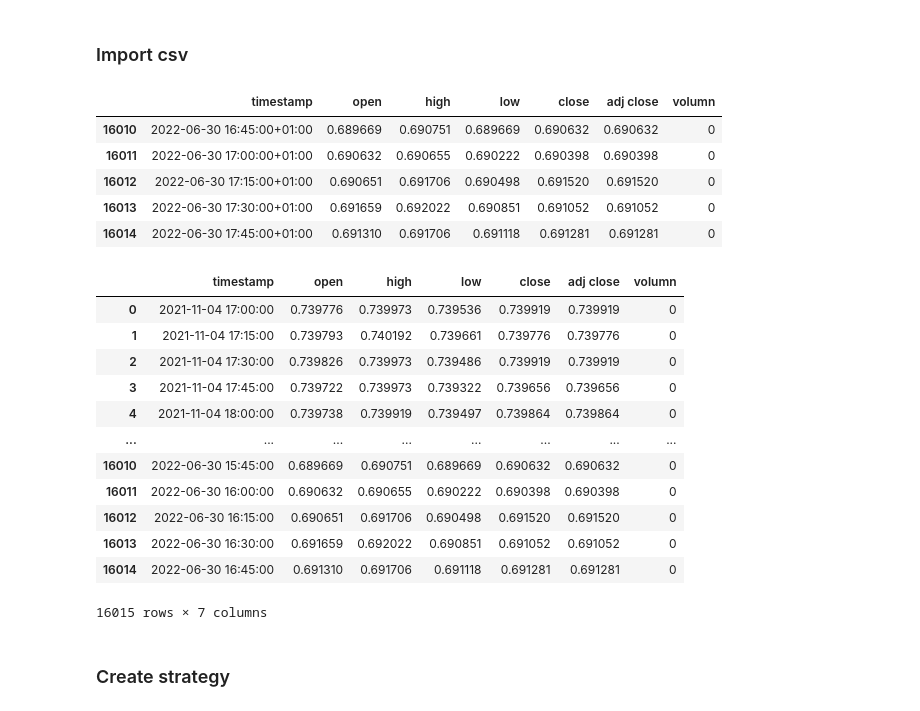
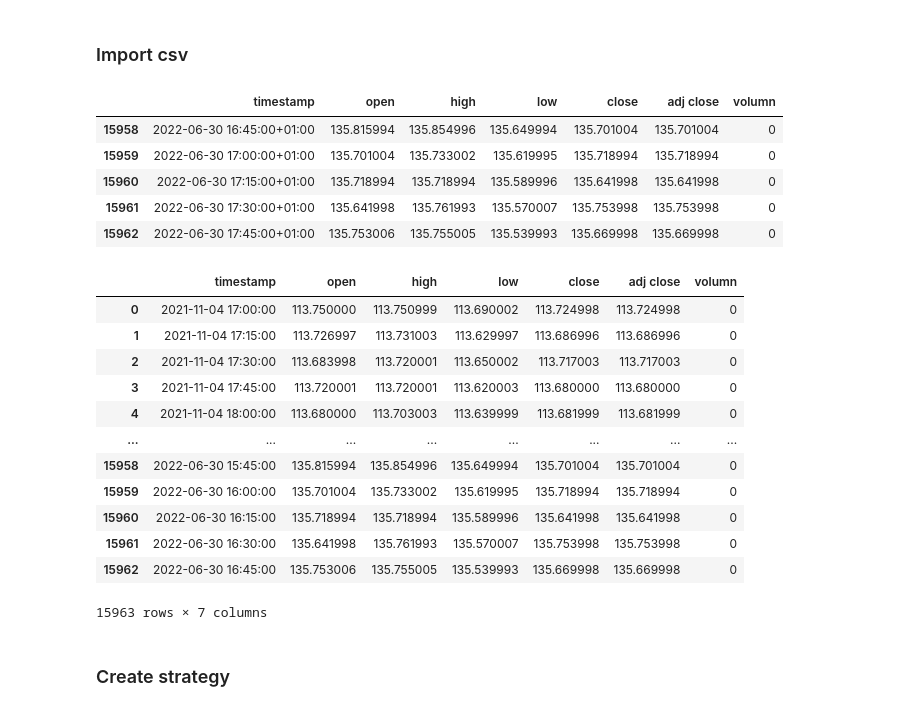
Before and after one commit to phongyanon/PythonInvestment, a Jupyter notebook: MyStrategy/Williams%R.ipynb, the cells around one changed output. Saved outputs shown, nothing was run; the diff lists cells and outputs as text; code cells hidden in the pictures.

```diff
--- a/MyStrategy/Williams%R.ipynb
+++ b/MyStrategy/Williams%R.ipynb
@@ -12,33 +12,33 @@ import mplfinance as mpf
 # %% [markdown]
 ### Import csv
 # %%
-data = pd.read_csv('AUDUSD_15m.csv')
+data = pd.read_csv('USDJPY_15m.csv')
 data.tail()
 # %% [output]
 |  | timestamp | open | high | low | close | adj close | volumn |
-| 16010 | 2022-06-30 16:45:00+01:00 | 0.689669 | 0.690751 | 0.689669 | 0.690632 | 0.690632 | 0 |
-| 16011 | 2022-06-30 17:00:00+01:00 | 0.690632 | 0.690655 | 0.690222 | 0.690398 | 0.690398 | 0 |
-| 16012 | 2022-06-30 17:15:00+01:00 | 0.690651 | 0.691706 | 0.690498 | 0.691520 | 0.691520 | 0 |
-| 16013 | 2022-06-30 17:30:00+01:00 | 0.691659 | 0.692022 | 0.690851 | 0.691052 | 0.691052 | 0 |
-| 16014 | 2022-06-30 17:45:00+01:00 | 0.691310 | 0.691706 | 0.691118 | 0.691281 | 0.691281 | 0 |
+| 15958 | 2022-06-30 16:45:00+01:00 | 135.815994 | 135.854996 | 135.649994 | 135.701004 | 135.701004 | 0 |
+| 15959 | 2022-06-30 17:00:00+01:00 | 135.701004 | 135.733002 | 135.619995 | 135.718994 | 135.718994 | 0 |
+| 15960 | 2022-06-30 17:15:00+01:00 | 135.718994 | 135.718994 | 135.589996 | 135.641998 | 135.641998 | 0 |
+| 15961 | 2022-06-30 17:30:00+01:00 | 135.641998 | 135.761993 | 135.570007 | 135.753998 | 135.753998 | 0 |
+| 15962 | 2022-06-30 17:45:00+01:00 | 135.753006 | 135.755005 | 135.539993 | 135.669998 | 135.669998 | 0 |
 # %%
 df = data.copy()
 df['timestamp'] = pd.to_datetime(df['timestamp'], utc=True).dt.tz_localize(None)
 df
 # %% [output]
 |  | timestamp | open | high | low | close | adj close | volumn |
-| 0 | 2021-11-04 17:00:00 | 0.739776 | 0.739973 | 0.739536 | 0.739919 | 0.739919 | 0 |
-| 1 | 2021-11-04 17:15:00 | 0.739793 | 0.740192 | 0.739661 | 0.739776 | 0.739776 | 0 |
-| 2 | 2021-11-04 17:30:00 | 0.739826 | 0.739973 | 0.739486 | 0.739919 | 0.739919 | 0 |
-| 3 | 2021-11-04 17:45:00 | 0.739722 | 0.739973 | 0.739322 | 0.739656 | 0.739656 | 0 |
-| 4 | 2021-11-04 18:00:00 | 0.739738 | 0.739919 | 0.739497 | 0.739864 | 0.739864 | 0 |
+| 0 | 2021-11-04 17:00:00 | 113.750000 | 113.750999 | 113.690002 | 113.724998 | 113.724998 | 0 |
+| 1 | 2021-11-04 17:15:00 | 113.726997 | 113.731003 | 113.629997 | 113.686996 | 113.686996 | 0 |
+| 2 | 2021-11-04 17:30:00 | 113.683998 | 113.720001 | 113.650002 | 113.717003 | 113.717003 | 0 |
+| 3 | 2021-11-04 17:45:00 | 113.720001 | 113.720001 | 113.620003 | 113.680000 | 113.680000 | 0 |
+| 4 | 2021-11-04 18:00:00 | 113.680000 | 113.703003 | 113.639999 | 113.681999 | 113.681999 | 0 |
 | ... | ... | ... | ... | ... | ... | ... | ... |
-| 16010 | 2022-06-30 15:45:00 | 0.689669 | 0.690751 | 0.689669 | 0.690632 | 0.690632 | 0 |
-| 16011 | 2022-06-30 16:00:00 | 0.690632 | 0.690655 | 0.690222 | 0.690398 | 0.690398 | 0 |
-| 16012 | 2022-06-30 16:15:00 | 0.690651 | 0.691706 | 0.690498 | 0.691520 | 0.691520 | 0 |
-| 16013 | 2022-06-30 16:30:00 | 0.691659 | 0.692022 | 0.690851 | 0.691052 | 0.691052 | 0 |
-| 16014 | 2022-06-30 16:45:00 | 0.691310 | 0.691706 | 0.691118 | 0.691281 | 0.691281 | 0 |
+| 15958 | 2022-06-30 15:45:00 | 135.815994 | 135.854996 | 135.649994 | 135.701004 | 135.701004 | 0 |
+| 15959 | 2022-06-30 16:00:00 | 135.701004 | 135.733002 | 135.619995 | 135.718994 | 135.718994 | 0 |
+| 15960 | 2022-06-30 16:15:00 | 135.718994 | 135.718994 | 135.589996 | 135.641998 | 135.641998 | 0 |
+| 15961 | 2022-06-30 16:30:00 | 135.641998 | 135.761993 | 135.570007 | 135.753998 | 135.753998 | 0 |
+| 15962 | 2022-06-30 16:45:00 | 135.753006 | 135.755005 | 135.539993 | 135.669998 | 135.669998 | 0 |
-16015 rows × 7 columns
+15963 rows × 7 columns
 # %% [markdown]
 ### Create strategy
 # %%
```
Also changed, not shown: parts of 2 cells of this notebook.
